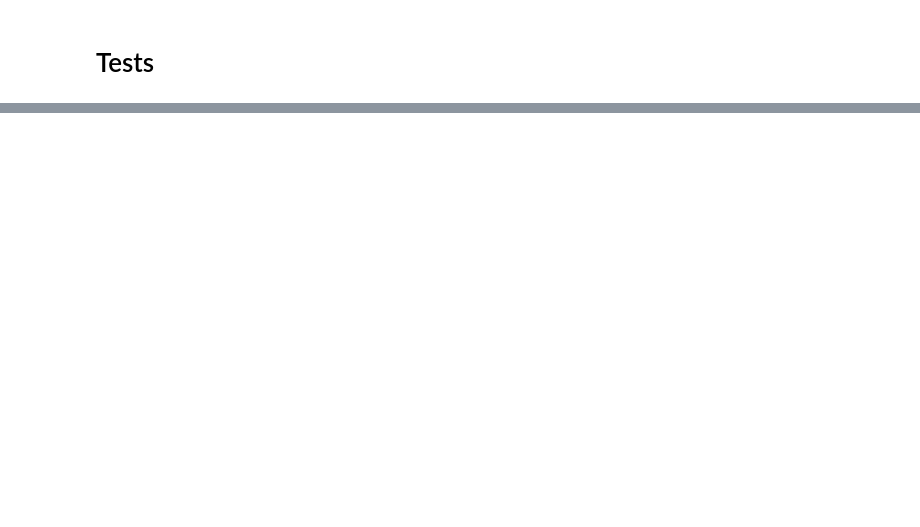
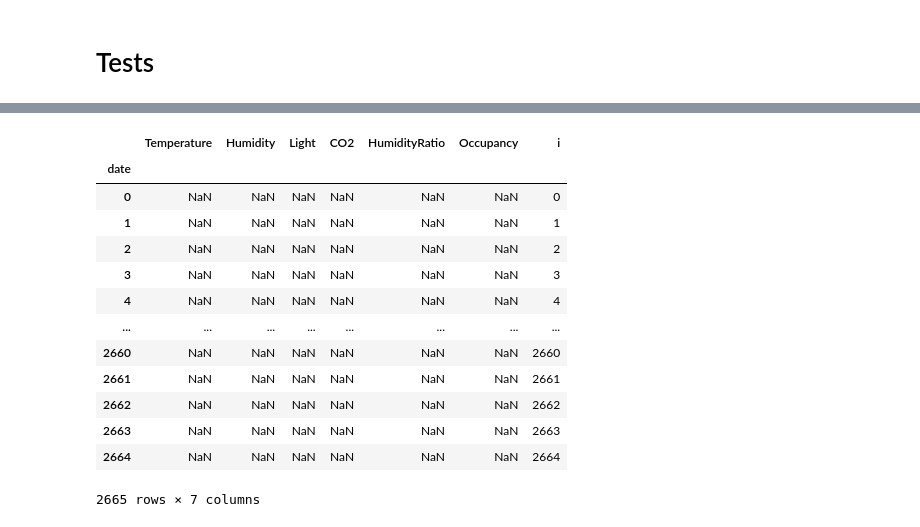
Before and after one commit to luckP/TABD_project, a Jupyter notebook: class/Dashboard2.ipynb, the cells around one changed output, grey strips where cells are left out. Cells and saved outputs as stored; diff of their text form; code cells hidden in the pictures; blank space fills up the shorter version.

```diff
--- a/class/Dashboard2.ipynb
+++ b/class/Dashboard2.ipynb
@@ -484,0 +1196,3 @@ occupancy
+# %%
+for i in range(len(districts)):
+    print(str(i)+': '+districts[i].name)
@@ -484,0 +1232,8 @@ occupancy
+# %%
+from progress.spinner import PixelSpinner
+from time import sleep
+
+with PixelSpinner('Processing...') as bar:
+    for i in range(100):
+        sleep(0.06)
+        bar.next()
@@ -484,0 +1355,19 @@ occupancy
+# %%
+data['i'] = [i for i in range(len(data))]
+data.set_index('i')
+data
+# %% [output]
+|  | Temperature | Humidity | Light | CO2 | HumidityRatio | Occupancy | i |
+| date |  |  |  |  |  |  |  |
+| 0 | NaN | NaN | NaN | NaN | NaN | NaN | 0 |
+| 1 | NaN | NaN | NaN | NaN | NaN | NaN | 1 |
+| 2 | NaN | NaN | NaN | NaN | NaN | NaN | 2 |
+| 3 | NaN | NaN | NaN | NaN | NaN | NaN | 3 |
+| 4 | NaN | NaN | NaN | NaN | NaN | NaN | 4 |
+| ... | ... | ... | ... | ... | ... | ... | ... |
+| 2660 | NaN | NaN | NaN | NaN | NaN | NaN | 2660 |
+| 2661 | NaN | NaN | NaN | NaN | NaN | NaN | 2661 |
+| 2662 | NaN | NaN | NaN | NaN | NaN | NaN | 2662 |
+| 2663 | NaN | NaN | NaN | NaN | NaN | NaN | 2663 |
+| 2664 | NaN | NaN | NaN | NaN | NaN | NaN | 2664 |
+2665 rows × 7 columns
```
Also changed, not shown: parts of 39 cells of this notebook, 4 other files.
